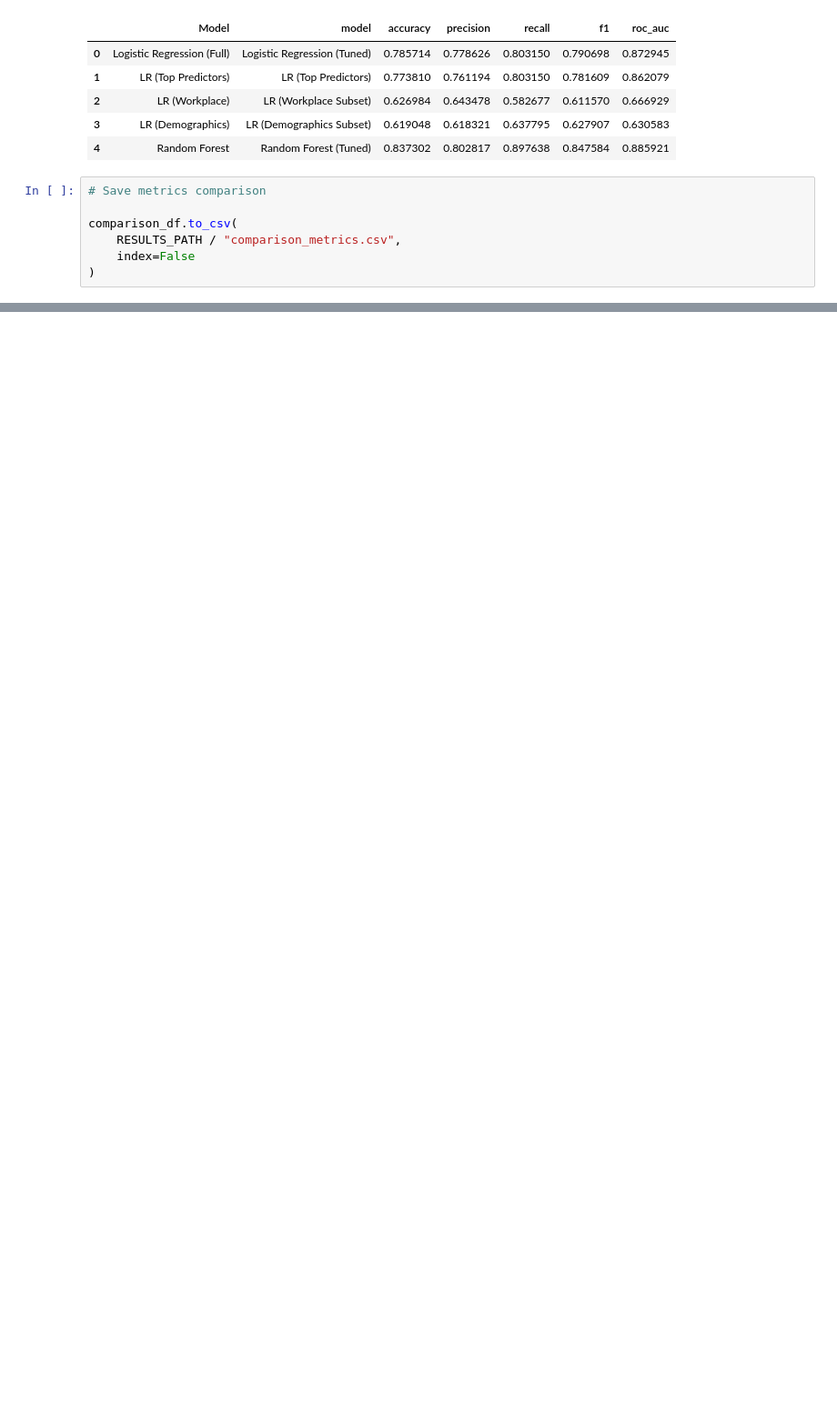
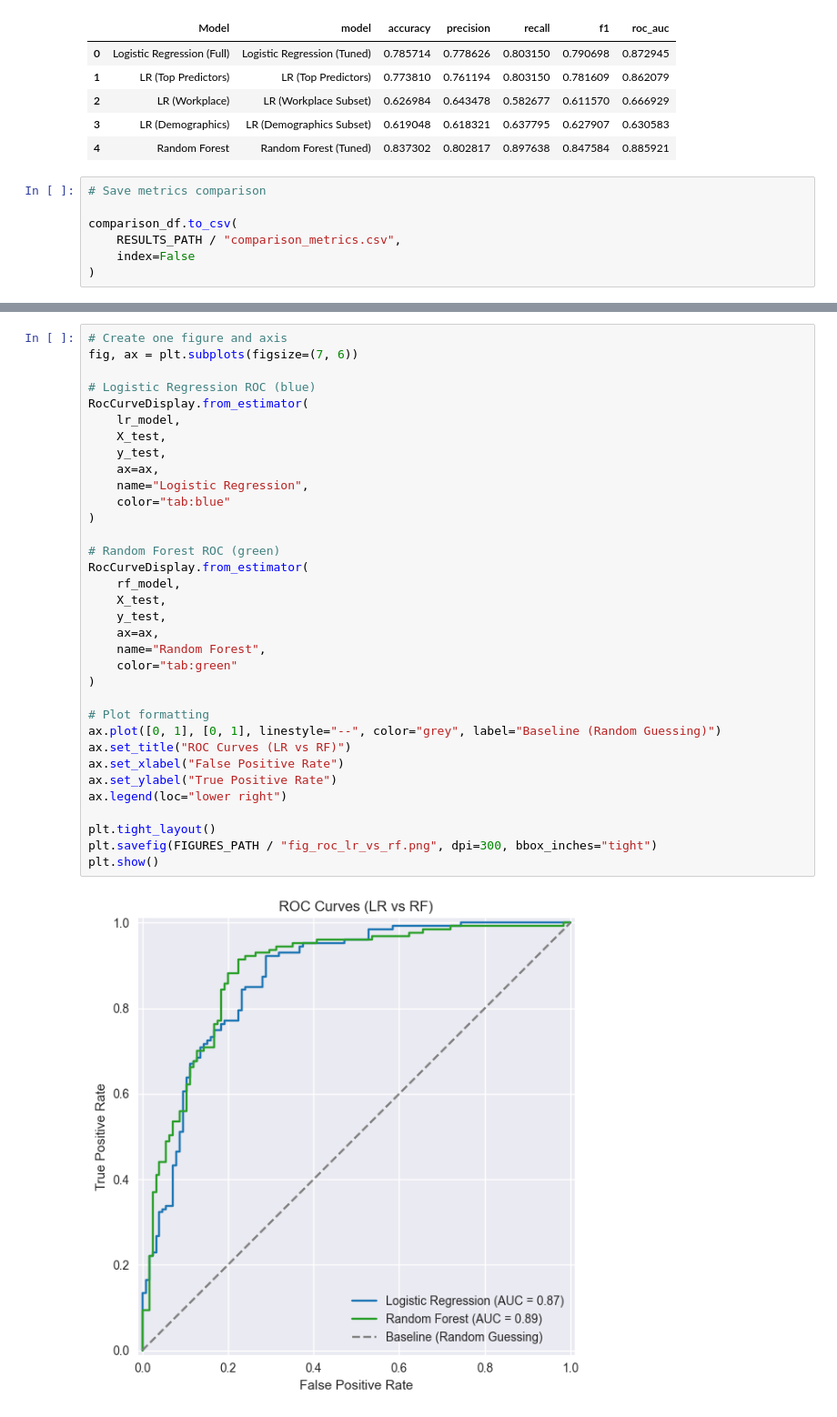
Before and after one commit to hazminfirdaus/data-analytics, a Jupyter notebook: eca/notebooks/RQ2/predictive_model_comparison.ipynb, the cells around one changed output, grey strips where cells are left out. Shown at 91% size. Drawn from its saved outputs; the diff is of its cells as text; blank space fills up the shorter version.

```diff
--- a/eca/notebooks/RQ2/predictive_model_comparison.ipynb
+++ b/eca/notebooks/RQ2/predictive_model_comparison.ipynb
@@ -90,0 +120,36 @@ rf_imp = pd.read_csv(RESULTS_PATH / "rf_feature_importance.csv")
+# %%
+# Create one figure and axis
+fig, ax = plt.subplots(figsize=(7, 6))
+
+# Logistic Regression ROC (blue)
+RocCurveDisplay.from_estimator(
+    lr_model,
+    X_test,
+    y_test,
+    ax=ax,
+    name="Logistic Regression",
+    color="tab:blue"
+)
+
+# Random Forest ROC (green)
+RocCurveDisplay.from_estimator(
+    rf_model,
+    X_test,
+    y_test,
+    ax=ax,
+    name="Random Forest",
+    color="tab:green"
+)
+
+# Plot formatting
+ax.plot([0, 1], [0, 1], linestyle="--", color="grey", label="Baseline (Random Guessing)")
+ax.set_title("ROC Curves (LR vs RF)")
+ax.set_xlabel("False Positive Rate")
+ax.set_ylabel("True Positive Rate")
+ax.legend(loc="lower right")
+
+plt.tight_layout()
+plt.savefig(FIGURES_PATH / "fig_roc_lr_vs_rf.png", dpi=300, bbox_inches="tight")
+plt.show()
+# %% [output]
+[figure, added]
```
Also changed, not shown: parts of 13 cells of this notebook, 7 other files.
